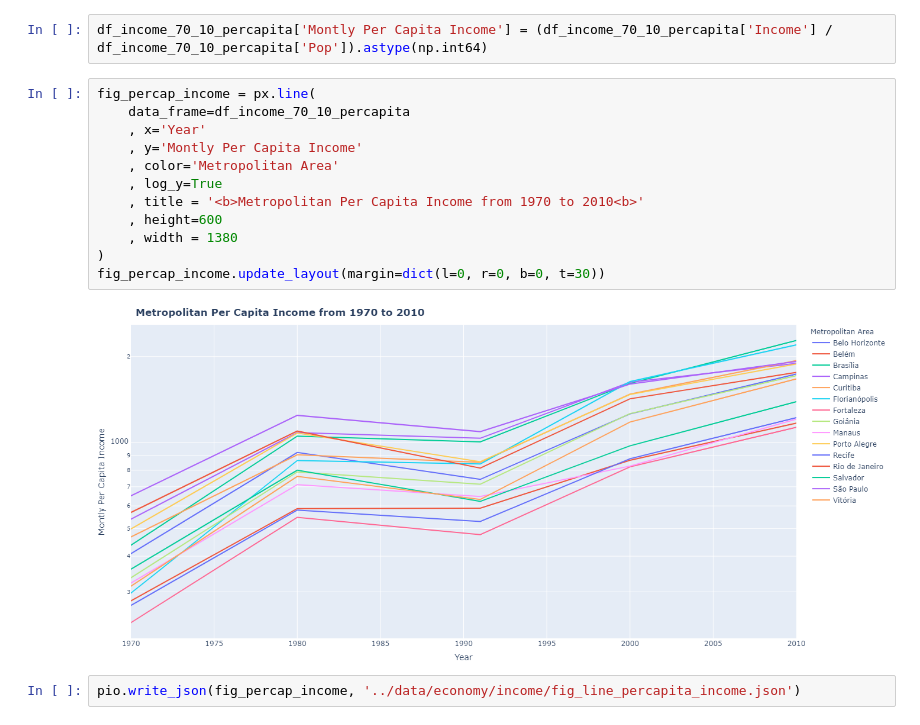
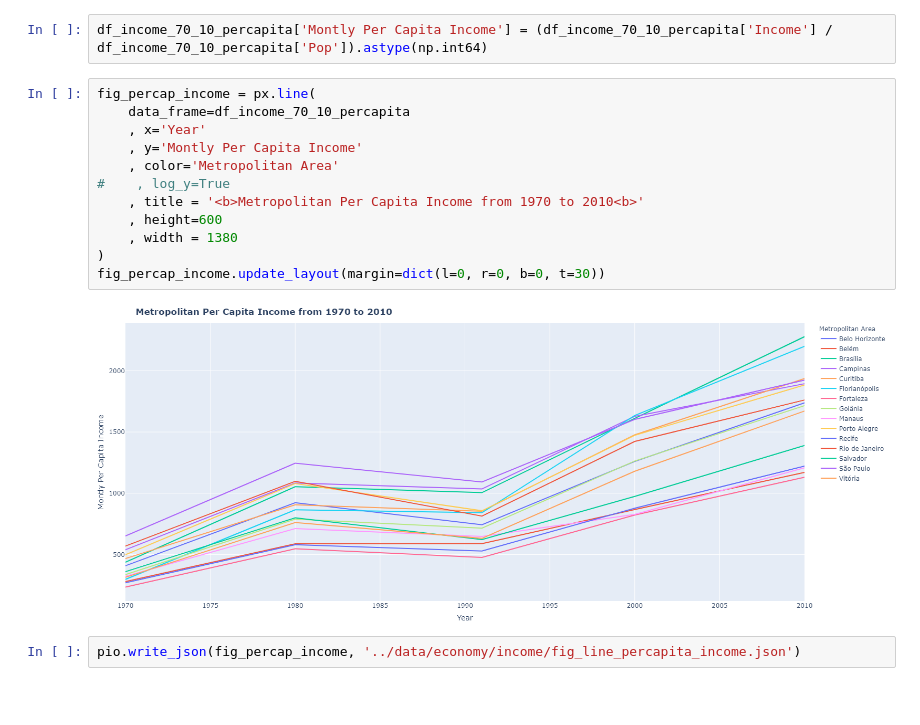
Before and after one commit to augustogeog/brazilian-metropolitan-trajectories, a Jupyter notebook: notebooks/2_income.ipynb, the cells around one changed output. Cells and saved outputs as stored; diff of their text form; blank space fills up the shorter version.

```diff
--- a/notebooks/2_income.ipynb
+++ b/notebooks/2_income.ipynb
@@ -713,17 +713,17 @@ df_income_70_10_percapita['Montly Per Capita Income'] = (df_income_70_10_percapi
 # %%
 fig_percap_income = px.line(
     data_frame=df_income_70_10_percapita
     , x='Year'
     , y='Montly Per Capita Income'
     , color='Metropolitan Area'
-    , log_y=True
+#    , log_y=True
     , title = '<b>Metropolitan Per Capita Income from 1970 to 2010<b>'
     , height=600
     , width = 1380
 )
 fig_percap_income.update_layout(margin=dict(l=0, r=0, b=0, t=30))
 # %% [output]
-[figure, old version]
+[figure, new version]
 # %%
 pio.write_json(fig_percap_income, '../data/economy/income/fig_line_percapita_income.json')
 # %%
```
Also changed, not shown: 2 other files.
